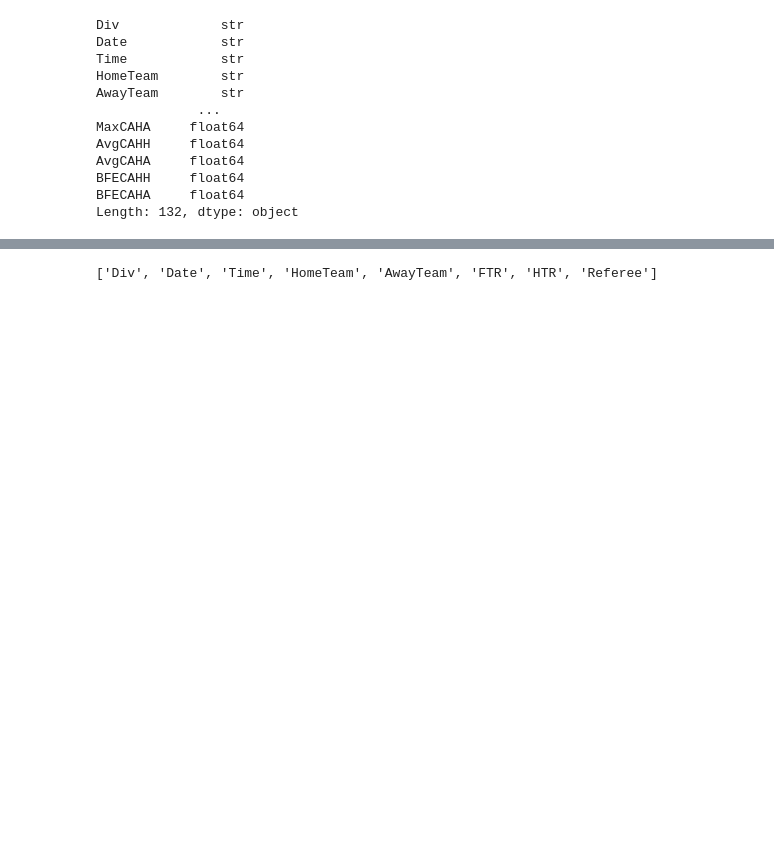
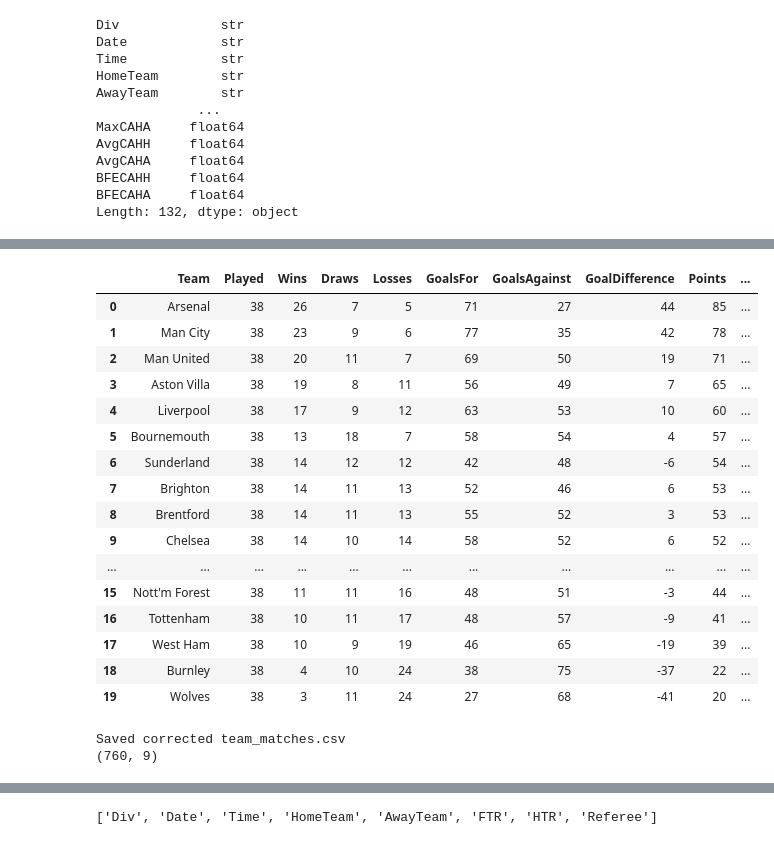
Before and after one commit to orms123/premier-league-performance-intelligence, a Jupyter notebook: notebooks/01_data_exploration.ipynb, the cells around one changed output, grey strips where cells are left out. Cells and saved outputs as stored; diff of their text form; code cells hidden in the pictures; blank space fills up the shorter version.

Commit message:
Add SQL validation and league table analysis

```diff
--- a/notebooks/01_data_exploration.ipynb
+++ b/notebooks/01_data_exploration.ipynb
@@ -41,6 +76,14 @@ df.head()
 | 3 | E0 | 16/08/2025 | 15:00 | Sunderland | West Ham | 3 | 0 | H | 0 | 0 | ... | ... |
 | 4 | E0 | 16/08/2025 | 15:00 | Tottenham | Burnley | 3 | 0 | H | 1 | 0 | ... | ... |
 5 rows × 132 columns
+# %%
+def get_result(row):
+    if row['Goals'] > row['GoalsConceded']:
+        return 'W'
+    elif row['Goals'] < row['GoalsConceded']:
+        return 'L'
+    else:
+        return 'D'
 # %%
 df.info()
 # %% [output]
@@ -49,3 +92,10 @@ RangeIndex: 380 entries, 0 to 379
 Columns: 132 entries, Div to BFECAHA
 dtypes: float64(108), int64(16), str(8)
 memory usage: 392.0 KB
+# %%
+team_matches['Result'] = team_matches.apply(
+    get_result,
+    axis=1
+)
+
+team_matches['Result'].value_counts()
@@ -66,0 +136,61 @@ Length: 132, dtype: object
+# %%
+team_matches['Points'] = team_matches['Result'].map({
+    'W': 3,
+    'D': 1,
+    'L': 0
+})
+
+team_matches['GoalDifference'] = (
+    team_matches['Goals'] - team_matches['GoalsConceded']
+)
+
+league_table_python = team_matches.groupby('Team').agg(
+    Played=('Team', 'count'),
+    Wins=('Result', lambda x: (x == 'W').sum()),
+    Draws=('Result', lambda x: (x == 'D').sum()),
+    Losses=('Result', lambda x: (x == 'L').sum()),
+    GoalsFor=('Goals', 'sum'),
+    GoalsAgainst=('GoalsConceded', 'sum'),
+    GoalDifference=('GoalDifference', 'sum'),
+    Points=('Points', 'sum')
+).reset_index()
+
+league_table_python = league_table_python.sort_values(
+    ['Points', 'GoalDifference'],
+    ascending=[False, False]
+).reset_index(drop=True)
+
+league_table_python['Position'] = (
+    league_table_python.index + 1
+)
+
+league_table_python
+# %% [output]
+|  | Team | Played | Wins | Draws | Losses | GoalsFor | GoalsAgainst | GoalDifference | Points | ... |
+| 0 | Arsenal | 38 | 26 | 7 | 5 | 71 | 27 | 44 | 85 | ... |
+| 1 | Man City | 38 | 23 | 9 | 6 | 77 | 35 | 42 | 78 | ... |
+| 2 | Man United | 38 | 20 | 11 | 7 | 69 | 50 | 19 | 71 | ... |
+| 3 | Aston Villa | 38 | 19 | 8 | 11 | 56 | 49 | 7 | 65 | ... |
+| 4 | Liverpool | 38 | 17 | 9 | 12 | 63 | 53 | 10 | 60 | ... |
+| 5 | Bournemouth | 38 | 13 | 18 | 7 | 58 | 54 | 4 | 57 | ... |
+| 6 | Sunderland | 38 | 14 | 12 | 12 | 42 | 48 | -6 | 54 | ... |
+| 7 | Brighton | 38 | 14 | 11 | 13 | 52 | 46 | 6 | 53 | ... |
+| 8 | Brentford | 38 | 14 | 11 | 13 | 55 | 52 | 3 | 53 | ... |
+| 9 | Chelsea | 38 | 14 | 10 | 14 | 58 | 52 | 6 | 52 | ... |
+| ... | ... | ... | ... | ... | ... | ... | ... | ... | ... | ... |
+| 15 | Nott'm Forest | 38 | 11 | 11 | 16 | 48 | 51 | -3 | 44 | ... |
+| 16 | Tottenham | 38 | 10 | 11 | 17 | 48 | 57 | -9 | 41 | ... |
+| 17 | West Ham | 38 | 10 | 9 | 19 | 46 | 65 | -19 | 39 | ... |
+| 18 | Burnley | 38 | 4 | 10 | 24 | 38 | 75 | -37 | 22 | ... |
+| 19 | Wolves | 38 | 3 | 11 | 24 | 27 | 68 | -41 | 20 | ... |
+# %%
+team_matches.to_csv(
+    "../data/processed/team_matches.csv",
+    index=False
+)
+
+print("Saved corrected team_matches.csv")
+print(team_matches.shape)
+# %% [output]
+Saved corrected team_matches.csv
+(760, 9)
```
Also changed, not shown: parts of 121 cells of this notebook, 4 other files.
